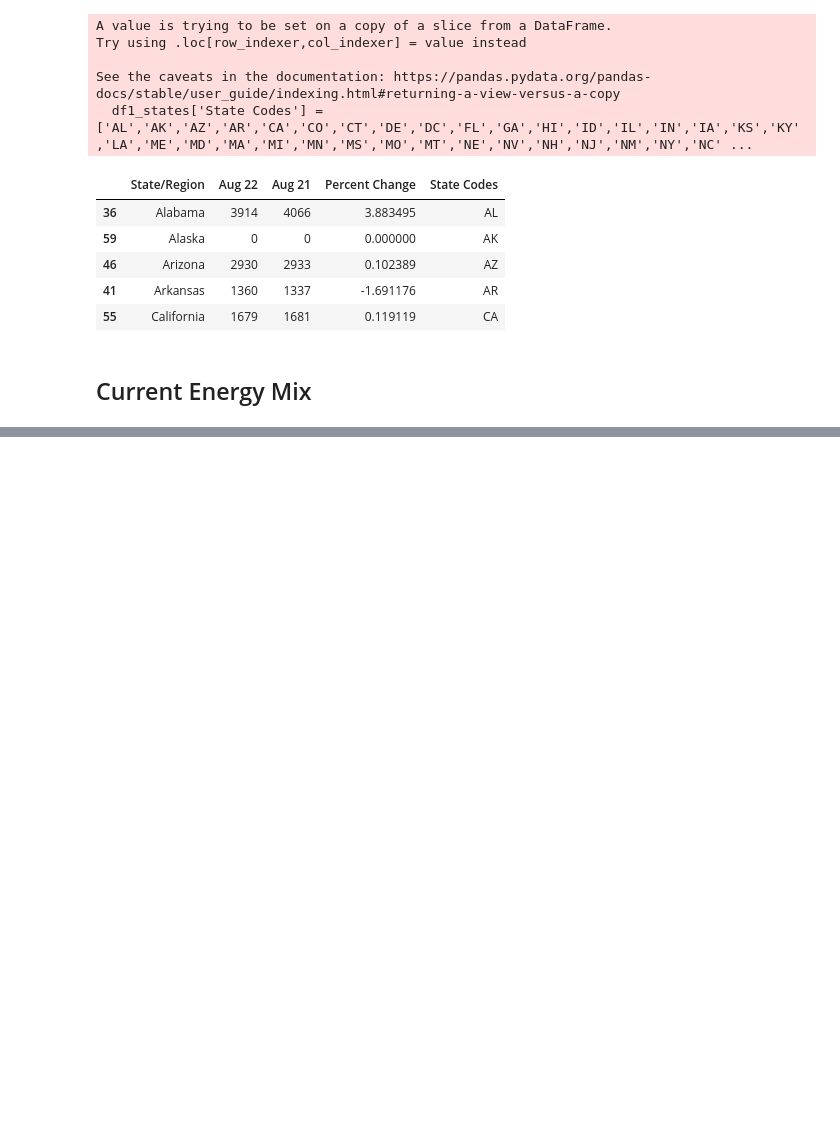
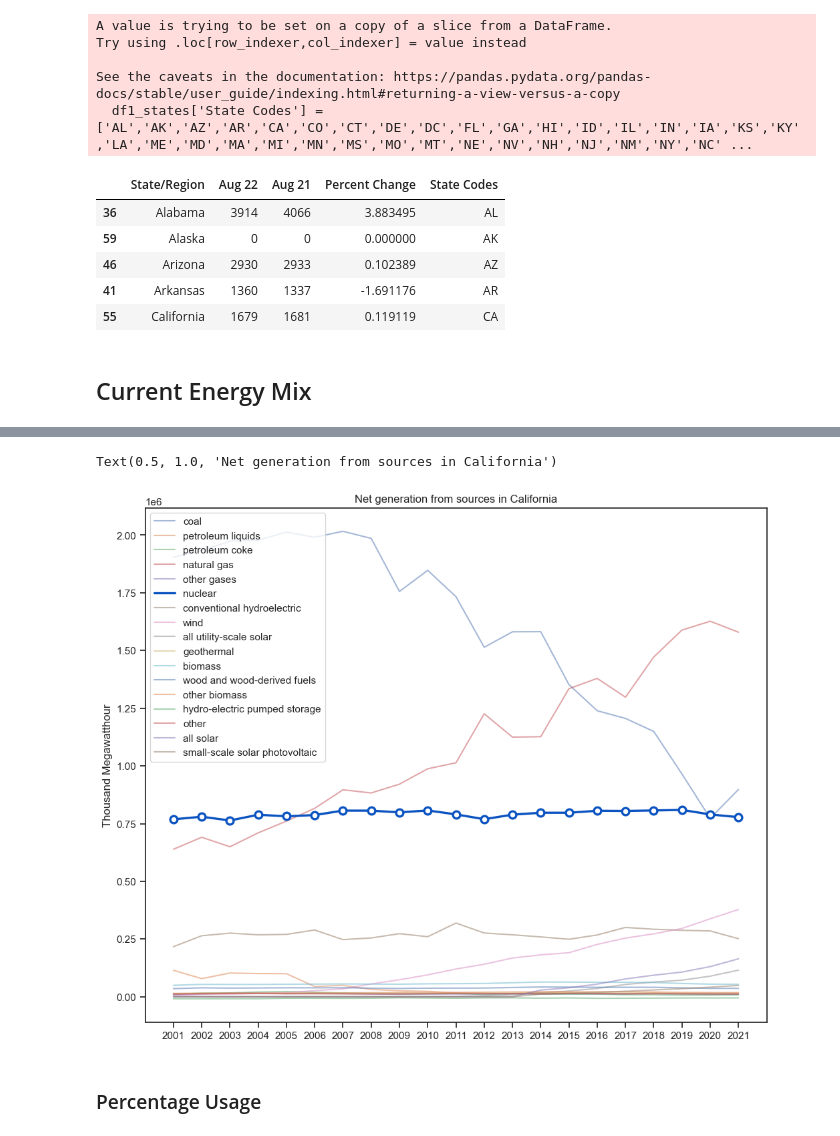
Before and after one commit to AlexandreSeb97/CIV190-Fall22-FinalProject, a Jupyter notebook: analysis_notebook.ipynb, the cells around one changed output, grey strips where cells are left out. Drawn from its saved outputs; the diff is of its cells as text; code cells hidden in the pictures; blank space fills up the shorter version.

```diff
--- a/analysis_notebook.ipynb
+++ b/analysis_notebook.ipynb
@@ -156,0 +203,22 @@ plt.show()
+# %%
+fig, ax = plt.subplots(figsize=(12,10))
+
+for source in sources:
+    x = netgen_r.index.values
+    y = netgen_r[source]
+
+    if source == 'nuclear':
+        ax.plot(x, y, color="#0b53c1", lw=2.4, zorder=10, label=source)
+        ax.scatter(x, y, fc="w", ec="#0b53c1", s=60, lw=2.4, zorder=12)
+        # Pass the first and last values to the add_label function
+    else:
+        ax.plot(x, y, lw=1.5, alpha=0.5, label=source)
+
+ax.legend(loc='upper left')
+ax.set_ylabel('Thousand Megawatthour')
+ax.set_title('Net generation from sources in California')
+# %% [output]
+Text(0.5, 1.0, 'Net generation from sources in California')
+[figure, added]
+# %% [markdown]
+### Percentage Usage
```
Also changed, not shown: parts of 10 cells of this notebook.
